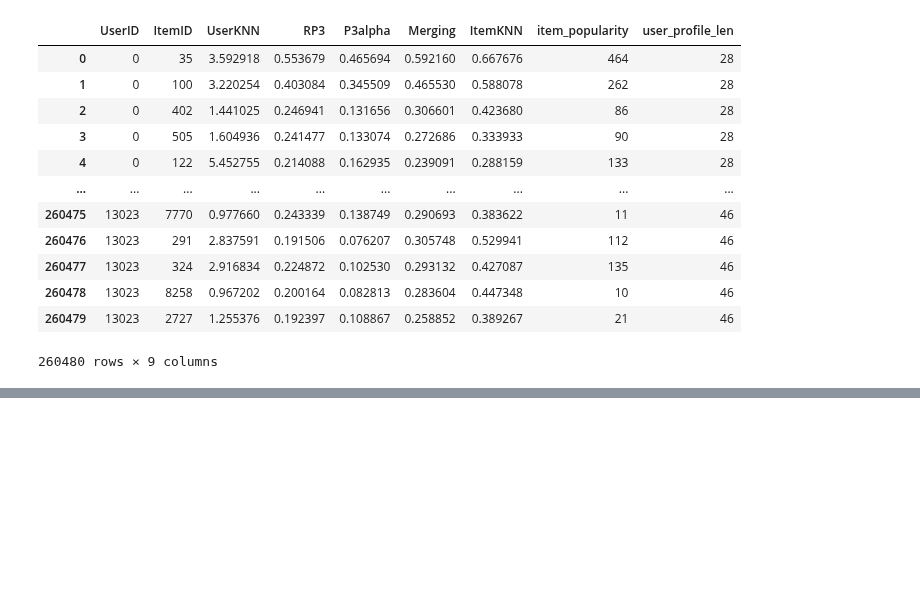
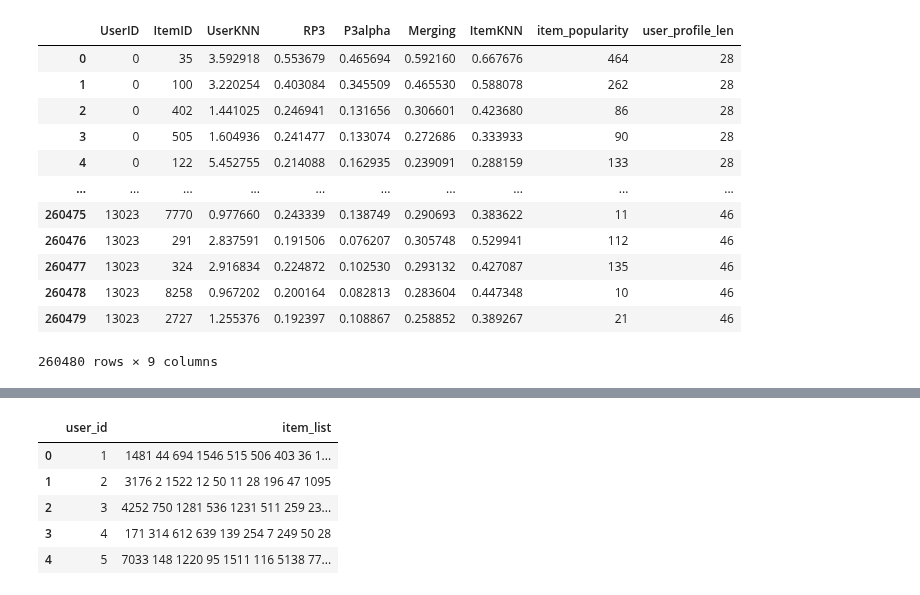
Before and after one commit to CarloSgaravatti/Recsys_Challenge_2023, a Jupyter notebook: challenge_notebooks/xgboost.ipynb, the cells around one changed output, grey strips where cells are left out. Saved outputs shown, nothing was run; the diff lists cells and outputs as text; code cells hidden in the pictures; blank space fills up the shorter version.

```diff
--- a/challenge_notebooks/xgboost.ipynb
+++ b/challenge_notebooks/xgboost.ipynb
@@ -696,19 +917,17 @@ if config['save_github'] and config['tune_parameters']:
+# %%
+recommender = TmpRecommender(URM_all, XGB_model, prediction_dataframe)
 # %%
-# recommender_item = ItemKNNCFRecommender(URM_all)
-# recommender_item.fit(**params_item_knn)
+recommendations = recommender.recommend(user_ids_test['user_id'].unique() - 1, cutoff=10, return_scores=False)
+recommendations = [' '.join([str(item + 1) for item in r]).strip() for r in recommendations]
 
-# recommender_rp3 = RP3betaRecommender(URM_all)
-# recommender_rp3.fit(**params_rp3)
+submission_df = pd.DataFrame({'user_id': user_ids_test['user_id'].unique(), 'item_list': recommendations})
+display(submission_df.head())
 
-# recommender_p3a = P3alphaRecommender(URM_all)
-# recommender_p3a.fit(**params_p3alpha)
-
-# weights = [params['w1'], params['w2'], params['w3']]
-# linear_combinator = LinearCombinationRecommender(URM_all, [recommender_item, recommender_rp3, recommender_p3a], weights)
-# recommendations = linear_combinator.recommend(user_ids_test['user_id'].unique() - 1, cutoff=10, return_scores=False)
-# recommendations = [' '.join([str(item + 1) for item in r]).strip() for r in recommendations]
-
-# submission_df = pd.DataFrame({'user_id': user_ids_test['user_id'].unique(), 'item_list': recommendations})
-# display(submission_df.head())
-
-# submission_df.to_csv('/kaggle/working/submission_linear_comb_knn_rp3_p3a.csv', index=False)
+submission_df.to_csv('/kaggle/working/submission_xgboost.csv', index=False)
+# %% [output]
+|  | user_id | item_list |
+| 0 | 1 | 1481 44 694 1546 515 506 403 36 1... |
+| 1 | 2 | 3176 2 1522 12 50 11 28 196 47 1095 |
+| 2 | 3 | 4252 750 1281 536 1231 511 259 23... |
+| 3 | 4 | 171 314 612 639 139 254 7 249 50 28 |
+| 4 | 5 | 7033 148 1220 95 1511 116 5138 77... |
```
Also changed, not shown: parts of 18 cells of this notebook.
